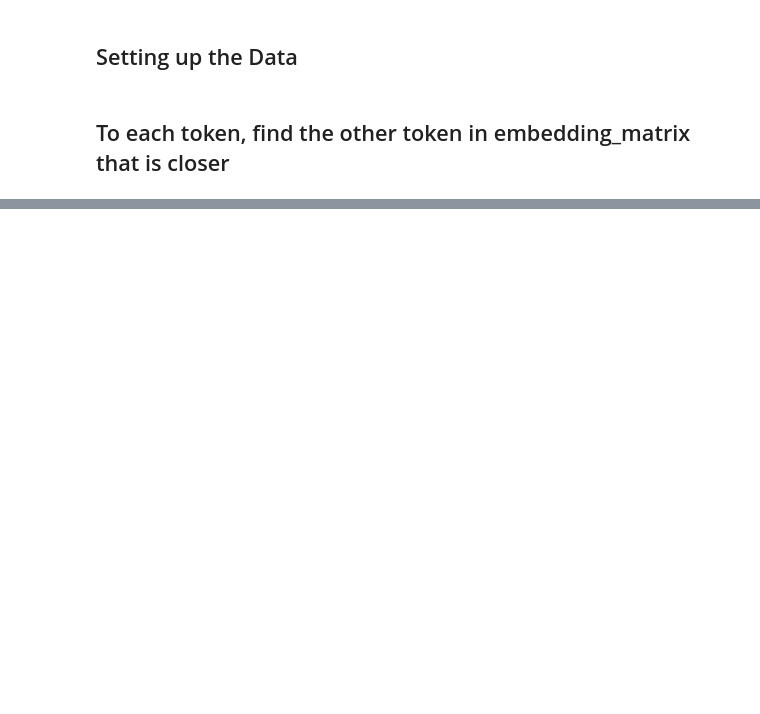
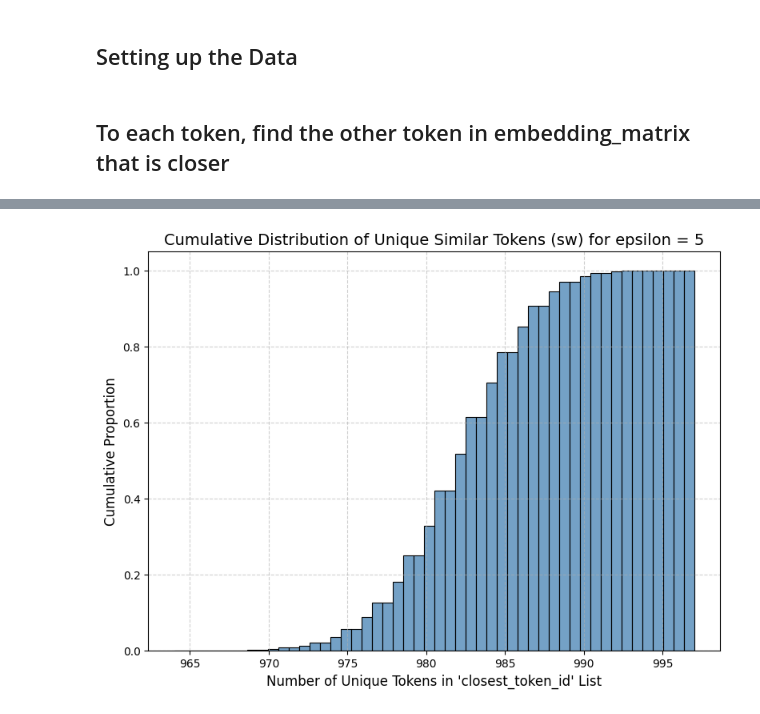
Before and after one commit to IgorJoaquimn/differential-privacy, a Jupyter notebook: Plausible Deniability Statistics.ipynb, the cells around one changed output, grey strips where cells are left out. Drawn from its saved outputs; the diff is of its cells as text; code cells hidden in the pictures; blank space fills up the shorter version.

```diff
--- a/Plausible Deniability Statistics.ipynb
+++ b/Plausible Deniability Statistics.ipynb
@@ -154,3 +287,26 @@ print(least_common)
+# %%
+# Set up plot
+plt.figure(figsize=(8, 6))
+sns.histplot(
+    df_results["sw"],
+    bins=50,
+    cumulative=True,
+    stat="density",
+    kde=False,
+    color="steelblue"
+)
+
+# Human-readable labels
+plt.title(f"Cumulative Distribution of Unique Similar Tokens (sw) for epsilon = {epsilon}", fontsize=14)
+plt.xlabel("Number of Unique Tokens in 'closest_token_id' List", fontsize=12)
+plt.ylabel("Cumulative Proportion", fontsize=12)
+
+plt.grid(True, linestyle="--", alpha=0.6)
+plt.tight_layout()
+plt.savefig(f"figs/cumulative_sw_madlib_{epsilon}.pdf")
+plt.show()
+# %% [output]
+[figure, added]
 # %%
 import os
 
```
Also changed, not shown: parts of 12 cells of this notebook, 12 other files.
